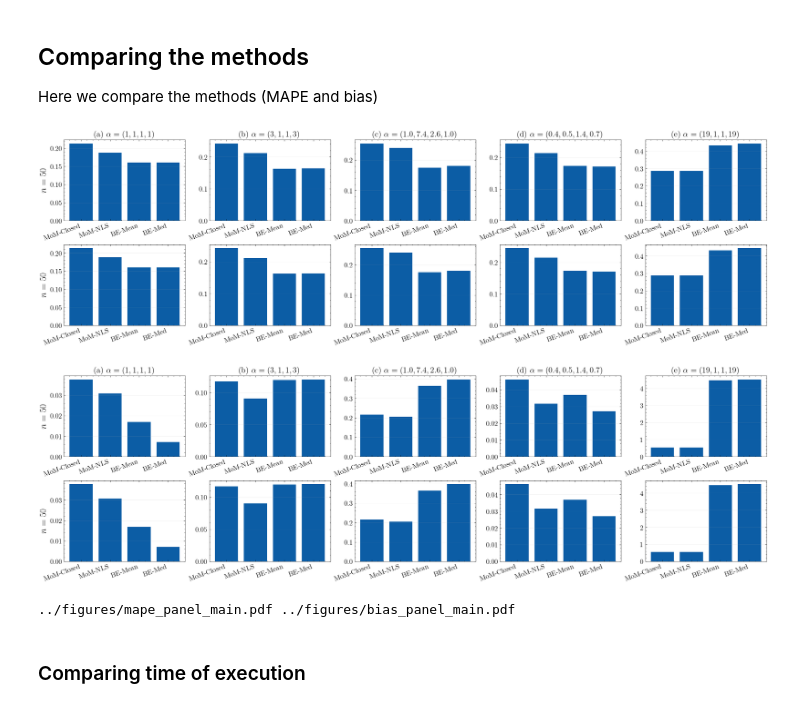
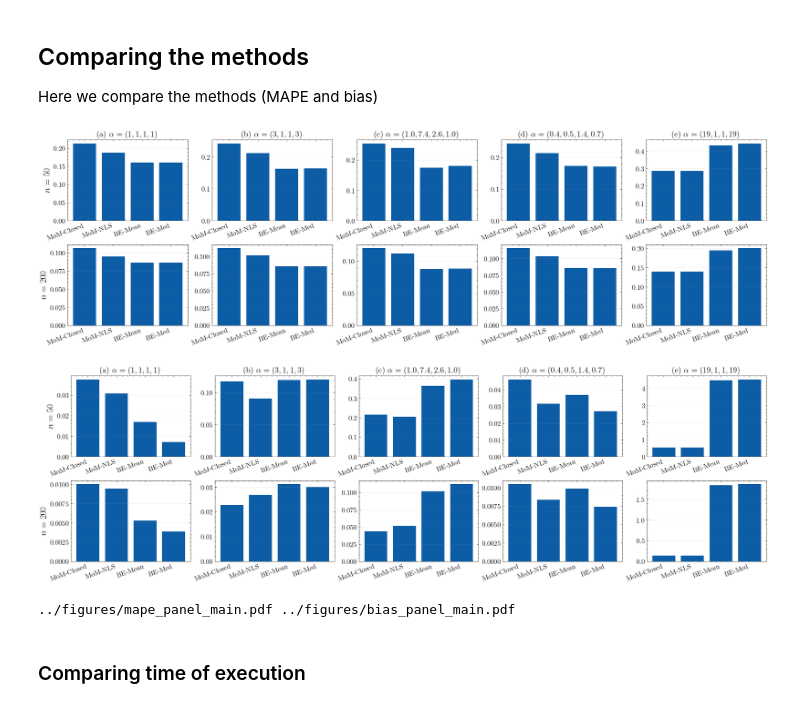
Before and after one commit to lucasmoschen/bivariate-beta, a Jupyter notebook: notebooks/images_paper.ipynb, the cells around one changed output. Cells and saved outputs as stored; diff of their text form; code cells hidden in the pictures.

Commit message:
redoing two figures for publication

```diff
--- a/notebooks/images_paper.ipynb
+++ b/notebooks/images_paper.ipynb
@@ -305,33 +302,33 @@ def comparing_methods_panel(
 # %%
 true_alphas = [
     (1, 1, 1, 1),
     (3, 1, 1, 3),
     (1.0, 7.4, 2.6, 1.0),
     (0.4, 0.5, 1.4, 0.7),
     (19, 1, 1, 19),
 ]
 
 main_prior = dict(
     stan_model="bivariate-beta-model-gamma.stan",
     prior_a=np.array([1, 1, 1, 1]),
     prior_kappa=4,
     prior_lambda=1,
 )
 
 mape_fig, bias_fig = comparing_methods_panel(
     true_alphas,
     monte_carlo_size=1000,
     bootstrap_size=500,
     seed=7382197219,
     name_suffix="main",
-    ns=(50, 50),
+    ns=(50, 200),
     experiment_kwargs=main_prior,
 )
 
 print(mape_fig, bias_fig)
 # %% [output]
-[figure, old version]
+[figure, new version]
-[figure, old version]
+[figure, new version]
 ../figures/mape_panel_main.pdf ../figures/bias_panel_main.pdf
 # %% [markdown]
 ### Comparing time of execution
```
Also changed, not shown: parts of 1 cell of this notebook, 5 other files.
